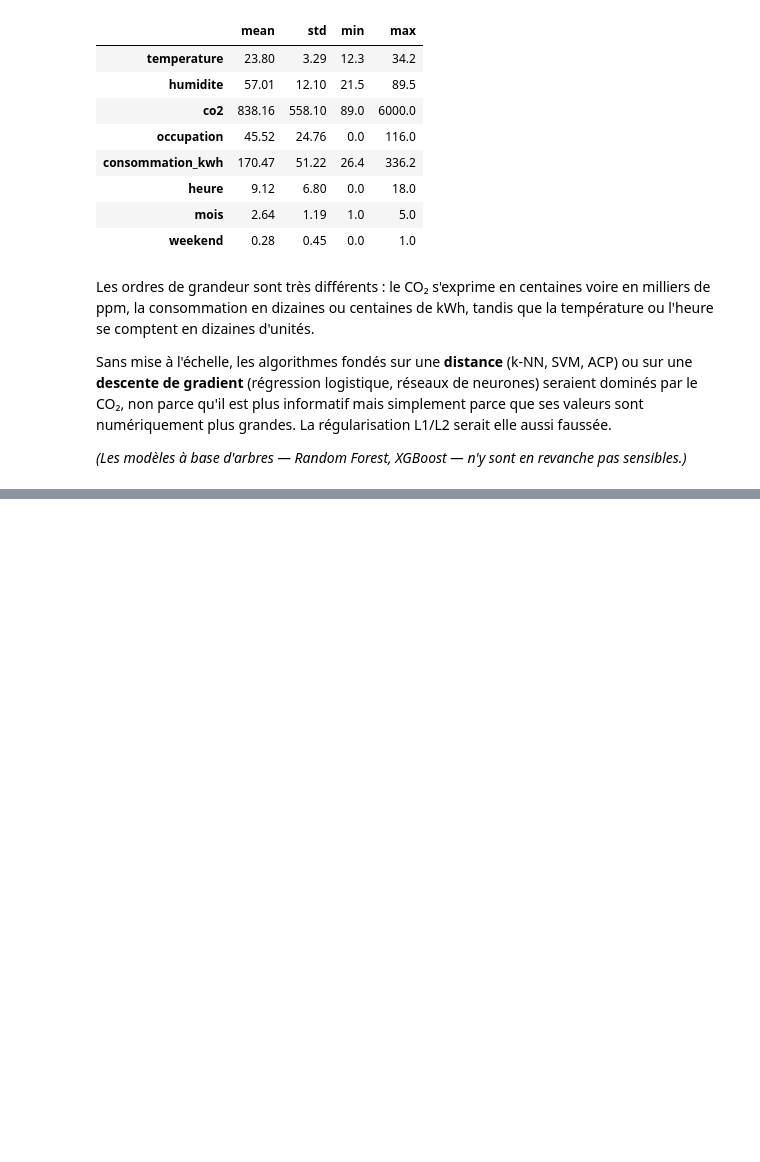
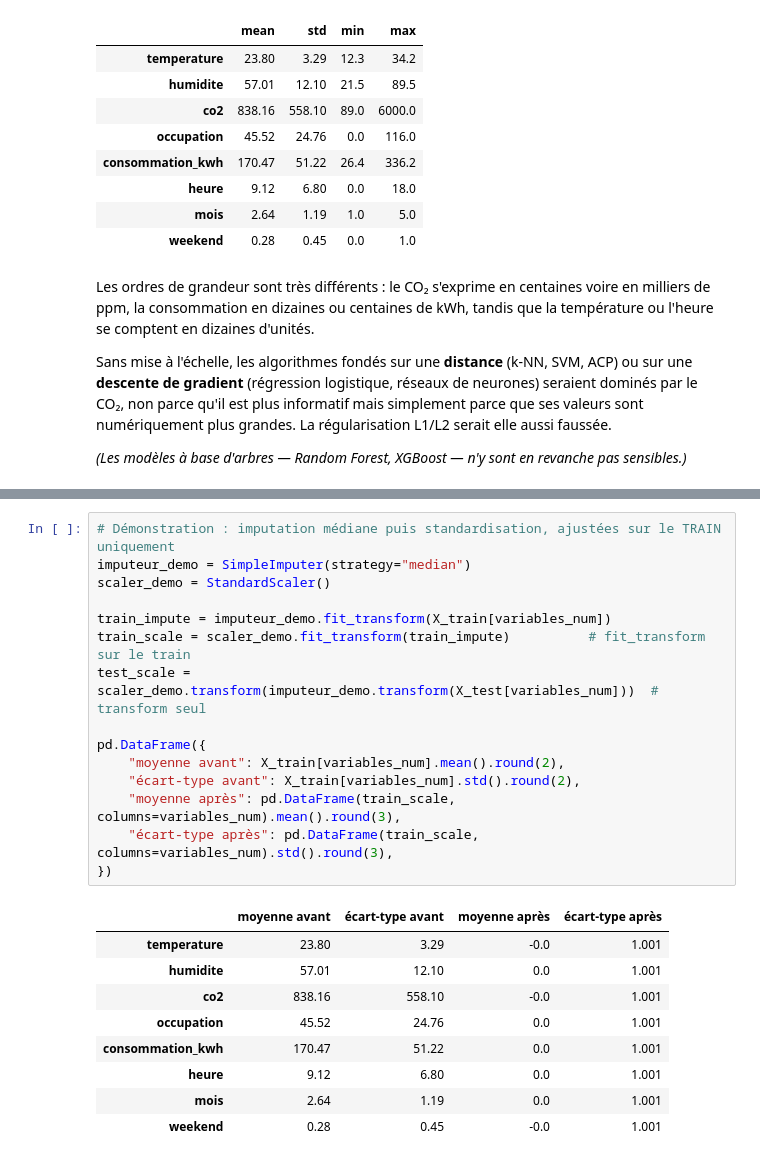
Before and after one commit to Damstat/atelier_prepa_donnees_tab, a Jupyter notebook: notebooks/atelier_prepa_donnees_tab.ipynb, the cells around one changed output, grey strips where cells are left out. Drawn from its saved outputs; the diff is of its cells as text; blank space fills up the shorter version.

```diff
--- a/notebooks/atelier_prepa_donnees_tab.ipynb
+++ b/notebooks/atelier_prepa_donnees_tab.ipynb
@@ -829,0 +843,25 @@ plus grandes. La régularisation L1/L2 serait elle aussi faussée.
+# %%
+# Démonstration : imputation médiane puis standardisation, ajustées sur le TRAIN uniquement
+imputeur_demo = SimpleImputer(strategy="median")
+scaler_demo = StandardScaler()
+
+train_impute = imputeur_demo.fit_transform(X_train[variables_num])
+train_scale = scaler_demo.fit_transform(train_impute)          # fit_transform sur le train
+test_scale = scaler_demo.transform(imputeur_demo.transform(X_test[variables_num]))  # transform seul
+
+pd.DataFrame({
+    "moyenne avant": X_train[variables_num].mean().round(2),
+    "écart-type avant": X_train[variables_num].std().round(2),
+    "moyenne après": pd.DataFrame(train_scale, columns=variables_num).mean().round(3),
+    "écart-type après": pd.DataFrame(train_scale, columns=variables_num).std().round(3),
+})
+# %% [output]
+|  | moyenne avant | écart-type avant | moyenne après | écart-type après |
+| temperature | 23.80 | 3.29 | -0.0 | 1.001 |
+| humidite | 57.01 | 12.10 | 0.0 | 1.001 |
+| co2 | 838.16 | 558.10 | -0.0 | 1.001 |
+| occupation | 45.52 | 24.76 | 0.0 | 1.001 |
+| consommation_kwh | 170.47 | 51.22 | 0.0 | 1.001 |
+| heure | 9.12 | 6.80 | 0.0 | 1.001 |
+| mois | 2.64 | 1.19 | 0.0 | 1.001 |
+| weekend | 0.28 | 0.45 | -0.0 | 1.001 |
```
Also changed, not shown: parts of 2 cells of this notebook.
